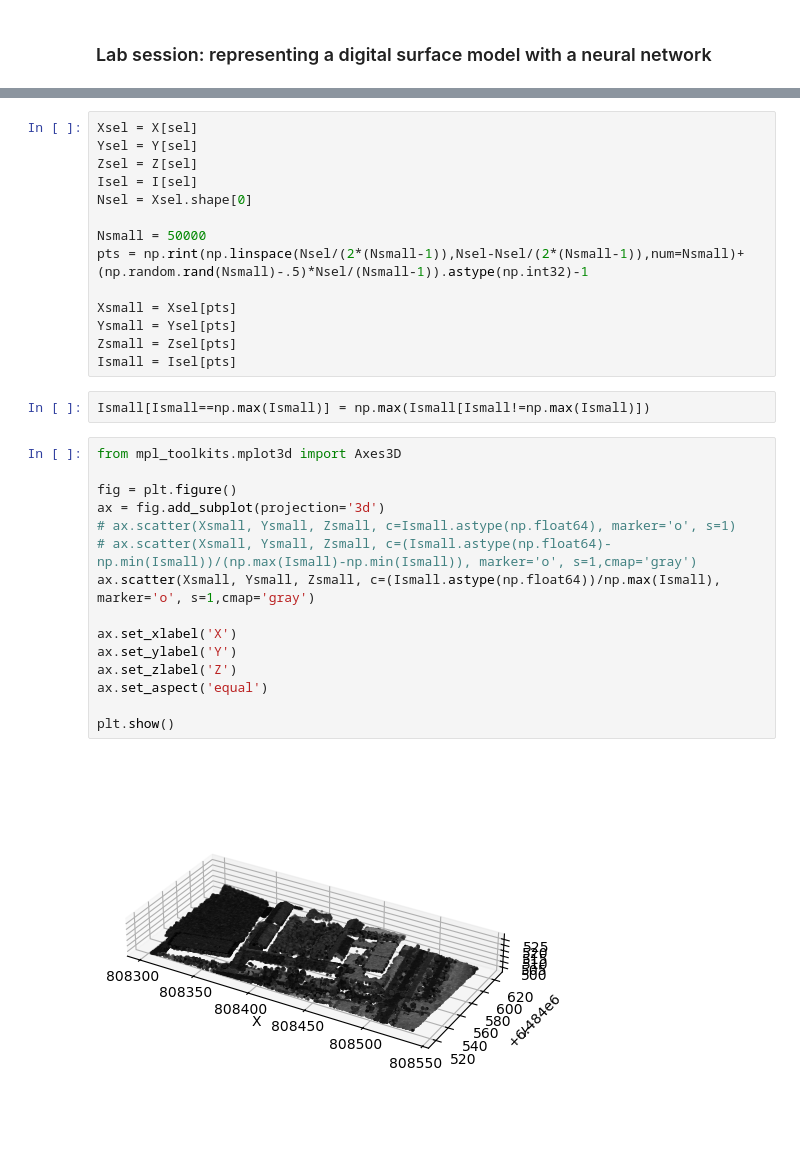
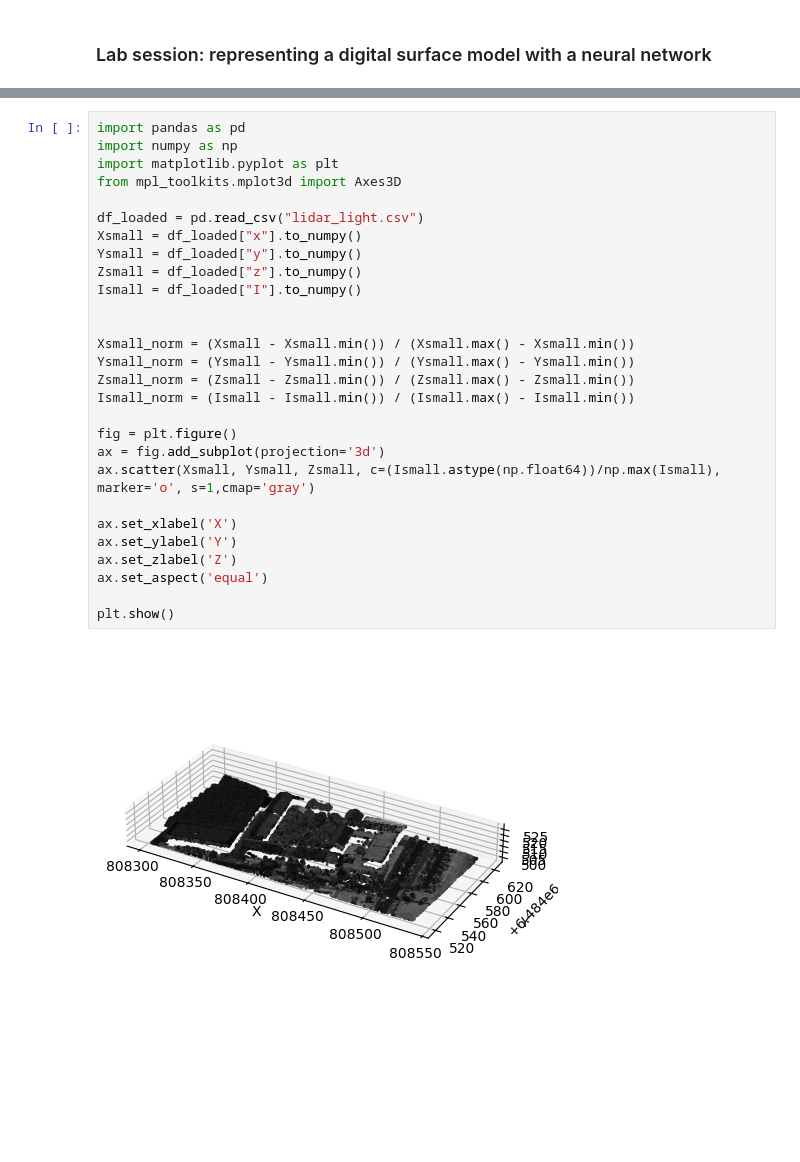
Before and after one commit to theopjl/dl_td2_lidar, a Jupyter notebook: nuage_points_LiDAR/TD_LiDAR_point_cloud.ipynb, the cells around one changed output, grey strips where cells are left out. Cells and saved outputs as stored; diff of their text form; blank space fills up the shorter version.

```diff
--- a/nuage_points_LiDAR/TD_LiDAR_point_cloud.ipynb
+++ b/nuage_points_LiDAR/TD_LiDAR_point_cloud.ipynb
@@ -74,33 +3,30 @@ plt.show()
-# %%
-Xsel = X[sel]
-Ysel = Y[sel]
-Zsel = Z[sel]
-Isel = I[sel]
-Nsel = Xsel.shape[0]
-
-Nsmall = 50000
-pts = np.rint(np.linspace(Nsel/(2*(Nsmall-1)),Nsel-Nsel/(2*(Nsmall-1)),num=Nsmall)+(np.random.rand(Nsmall)-.5)*Nsel/(Nsmall-1)).astype(np.int32)-1
-
-Xsmall = Xsel[pts]
-Ysmall = Ysel[pts]
-Zsmall = Zsel[pts]
-Ismall = Isel[pts]
-# %%
-Ismall[Ismall==np.max(Ismall)] = np.max(Ismall[Ismall!=np.max(Ismall)])
 # %%
+import pandas as pd
+import numpy as np
+import matplotlib.pyplot as plt
 from mpl_toolkits.mplot3d import Axes3D
+
+df_loaded = pd.read_csv("lidar_light.csv")
+Xsmall = df_loaded["x"].to_numpy()
+Ysmall = df_loaded["y"].to_numpy()
+Zsmall = df_loaded["z"].to_numpy()
+Ismall = df_loaded["I"].to_numpy()
+
+
+Xsmall_norm = (Xsmall - Xsmall.min()) / (Xsmall.max() - Xsmall.min())
+Ysmall_norm = (Ysmall - Ysmall.min()) / (Ysmall.max() - Ysmall.min())
+Zsmall_norm = (Zsmall - Zsmall.min()) / (Zsmall.max() - Zsmall.min())
+Ismall_norm = (Ismall - Ismall.min()) / (Ismall.max() - Ismall.min())
 
 fig = plt.figure()
 ax = fig.add_subplot(projection='3d')
-# ax.scatter(Xsmall, Ysmall, Zsmall, c=Ismall.astype(np.float64), marker='o', s=1)
-# ax.scatter(Xsmall, Ysmall, Zsmall, c=(Ismall.astype(np.float64)-np.min(Ismall))/(np.max(Ismall)-np.min(Ismall)), marker='o', s=1,cmap='gray')
 ax.scatter(Xsmall, Ysmall, Zsmall, c=(Ismall.astype(np.float64))/np.max(Ismall), marker='o', s=1,cmap='gray')
 
 ax.set_xlabel('X')
 ax.set_ylabel('Y')
 ax.set_zlabel('Z')
 ax.set_aspect('equal')
 
 plt.show()
 # %% [output]
-[figure, old version]
+[figure, new version]
```
Also changed, not shown: parts of 16 cells of this notebook, 1 other file.
